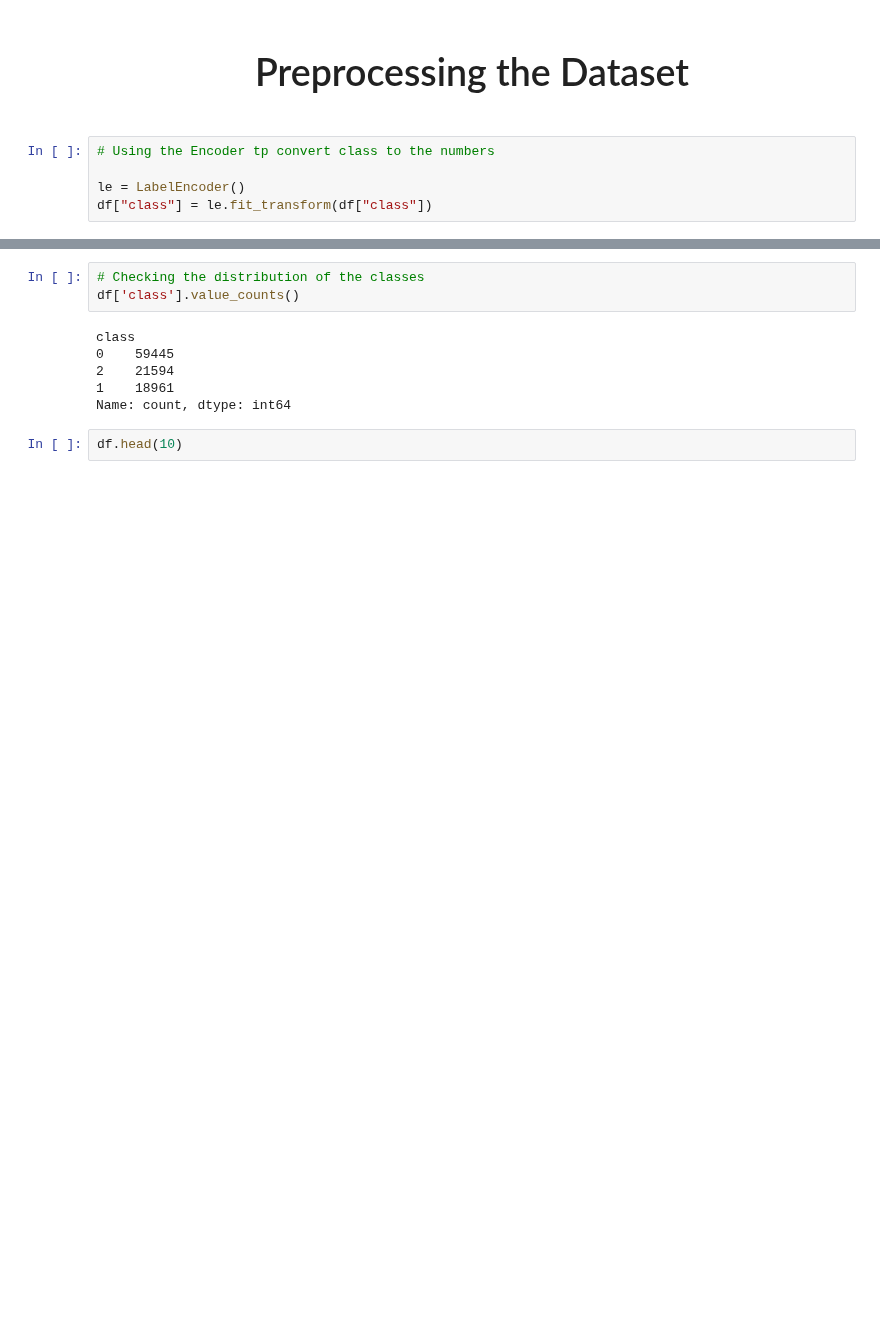
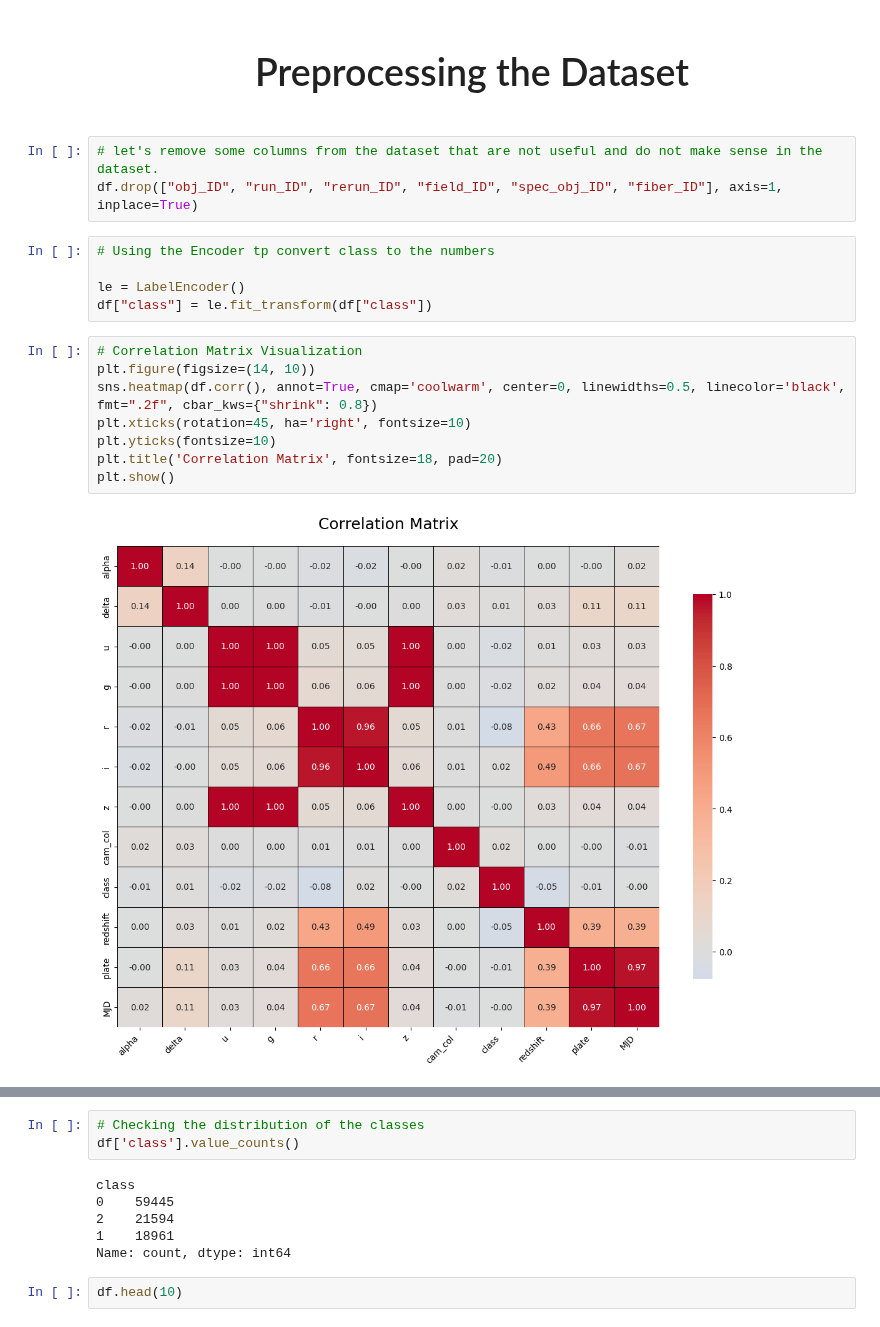
Before and after one commit to Mortti11/Deep_Learning, a Jupyter notebook: classification/RandomForest.ipynb, the cells around one changed output, grey strips where cells are left out. Drawn from its saved outputs; the diff is of its cells as text; blank space fills up the shorter version.

```diff
--- a/classification/RandomForest.ipynb
+++ b/classification/RandomForest.ipynb
@@ -67,8 +67,21 @@ df.head(10)
 ">
   Preprocessing the Dataset
 </h1>
+# %%
+# let's remove some columns from the dataset that are not useful and do not make sense in the dataset.
+df.drop(["obj_ID", "run_ID", "rerun_ID", "field_ID", "spec_obj_ID", "fiber_ID"], axis=1, inplace=True)
 # %%
 # Using the Encoder tp convert class to the numbers
 
 le = LabelEncoder()
 df["class"] = le.fit_transform(df["class"])
+# %%
+# Correlation Matrix Visualization
+plt.figure(figsize=(14, 10))
+sns.heatmap(df.corr(), annot=True, cmap='coolwarm', center=0, linewidths=0.5, linecolor='black', fmt=".2f", cbar_kws={"shrink": 0.8})
+plt.xticks(rotation=45, ha='right', fontsize=10)
+plt.yticks(fontsize=10)
+plt.title('Correlation Matrix', fontsize=18, pad=20)
+plt.show()
+# %% [output]
+[figure, added]
```
Also changed, not shown: parts of 17 cells of this notebook, 31 other files.
